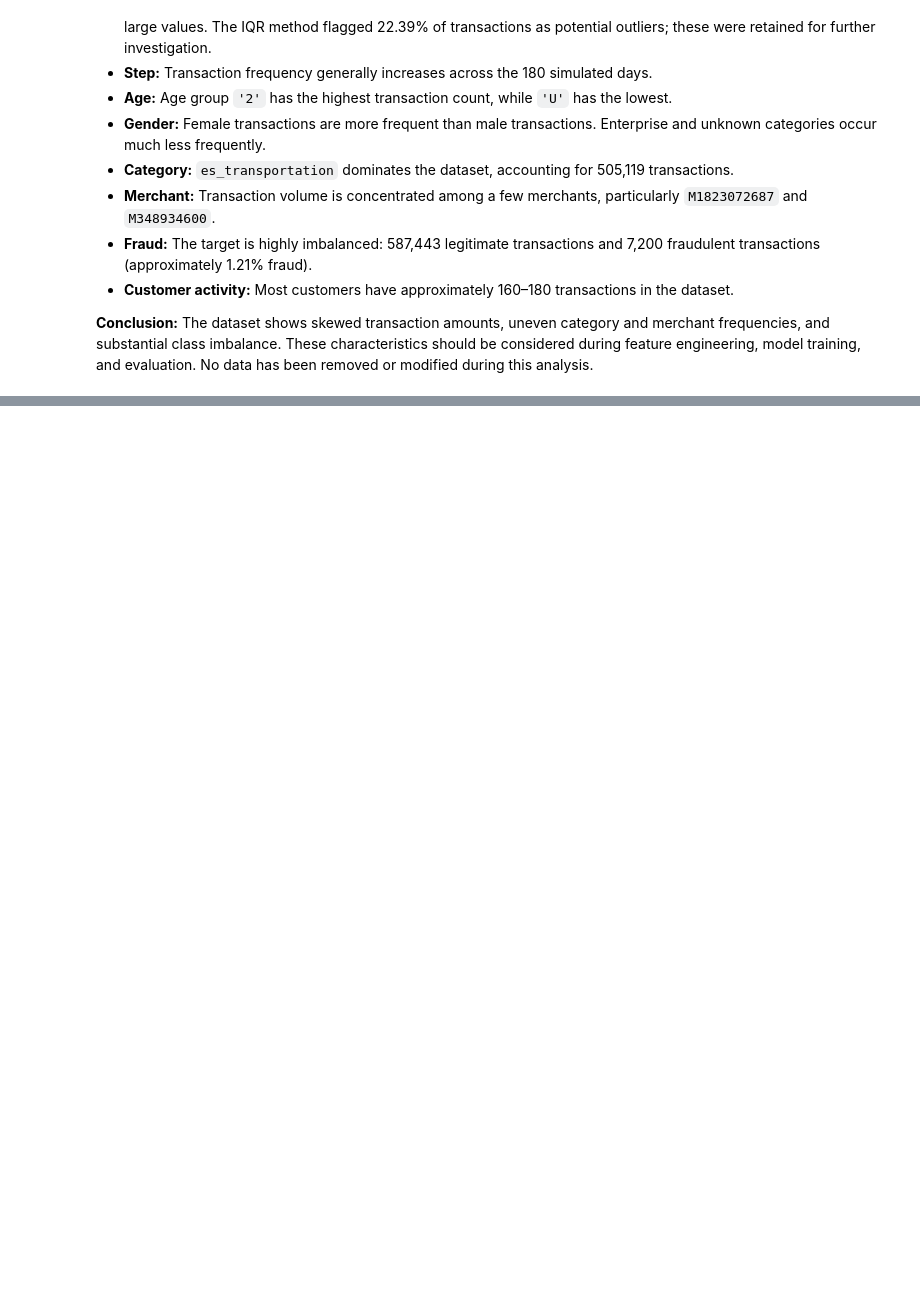
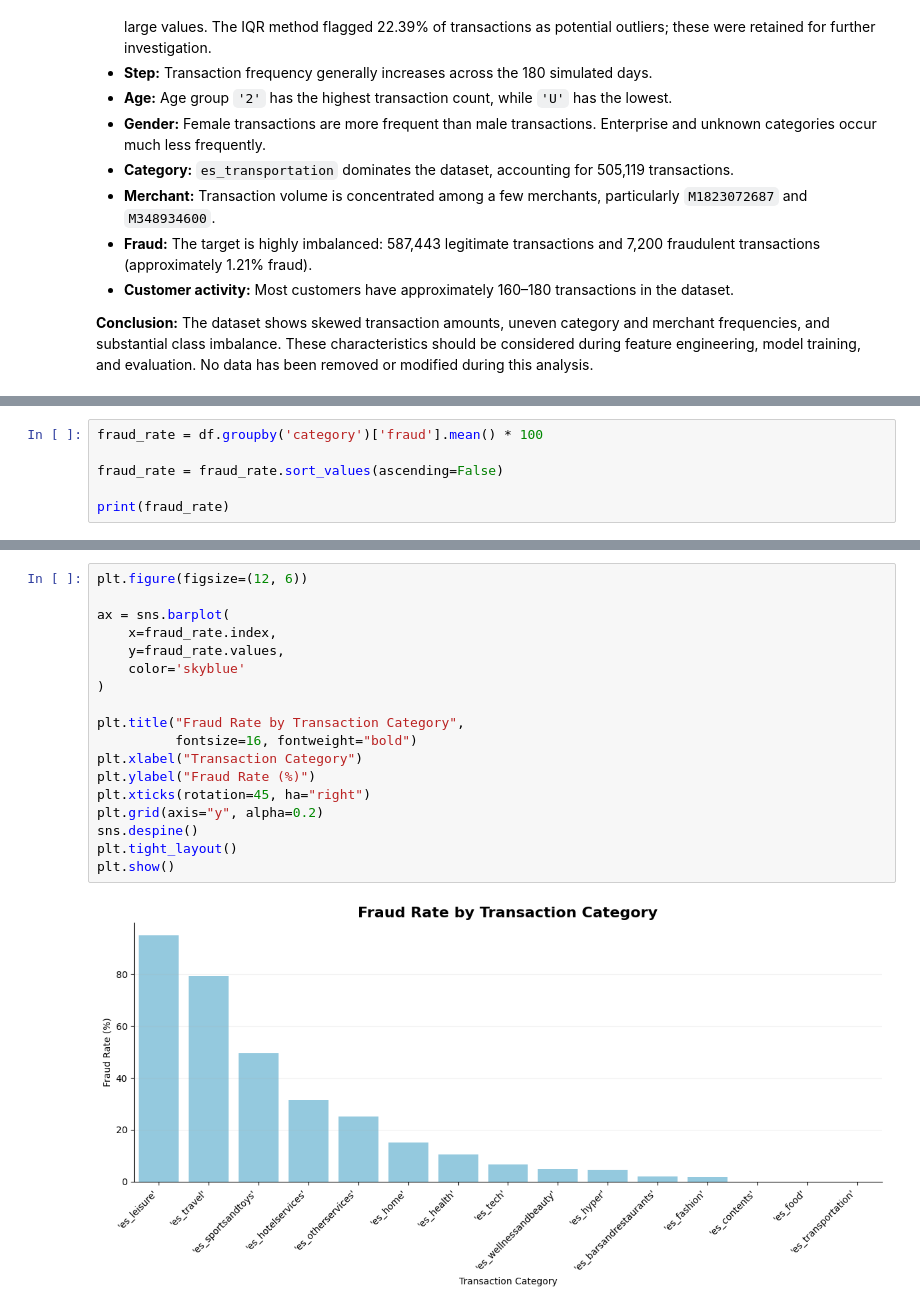
Before and after one commit to Ashwini8686/financial-transaction-fraud-detection, a Jupyter notebook: Notebook/Fraud_detection.ipynb, the cells around one changed output, grey strips where cells are left out. Cells and saved outputs as stored; diff of their text form; blank space fills up the shorter version.

```diff
--- a/Notebook/Fraud_detection.ipynb
+++ b/Notebook/Fraud_detection.ipynb
@@ -647,0 +680,6 @@ A small number of customers have substantially fewer or more transactions than t
+# %%
+fraud_rate = df.groupby('category')['fraud'].mean() * 100
+
+fraud_rate = fraud_rate.sort_values(ascending=False)
+
+print(fraud_rate)
@@ -647,0 +712,20 @@ A small number of customers have substantially fewer or more transactions than t
+# %%
+plt.figure(figsize=(12, 6))
+
+ax = sns.barplot(
+    x=fraud_rate.index,
+    y=fraud_rate.values,
+    color='skyblue'
+)
+
+plt.title("Fraud Rate by Transaction Category",
+          fontsize=16, fontweight="bold")
+plt.xlabel("Transaction Category")
+plt.ylabel("Fraud Rate (%)")
+plt.xticks(rotation=45, ha="right")
+plt.grid(axis="y", alpha=0.2)
+sns.despine()
+plt.tight_layout()
+plt.show()
+# %% [output]
+[figure, added]
```
Also changed, not shown: parts of 28 cells of this notebook.
